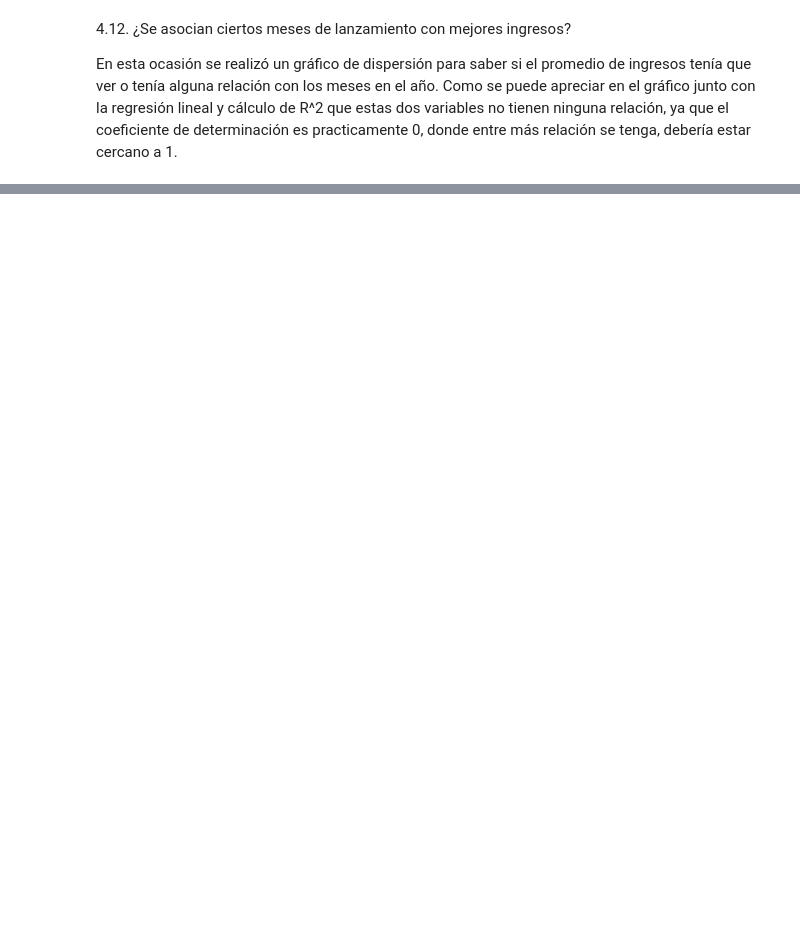
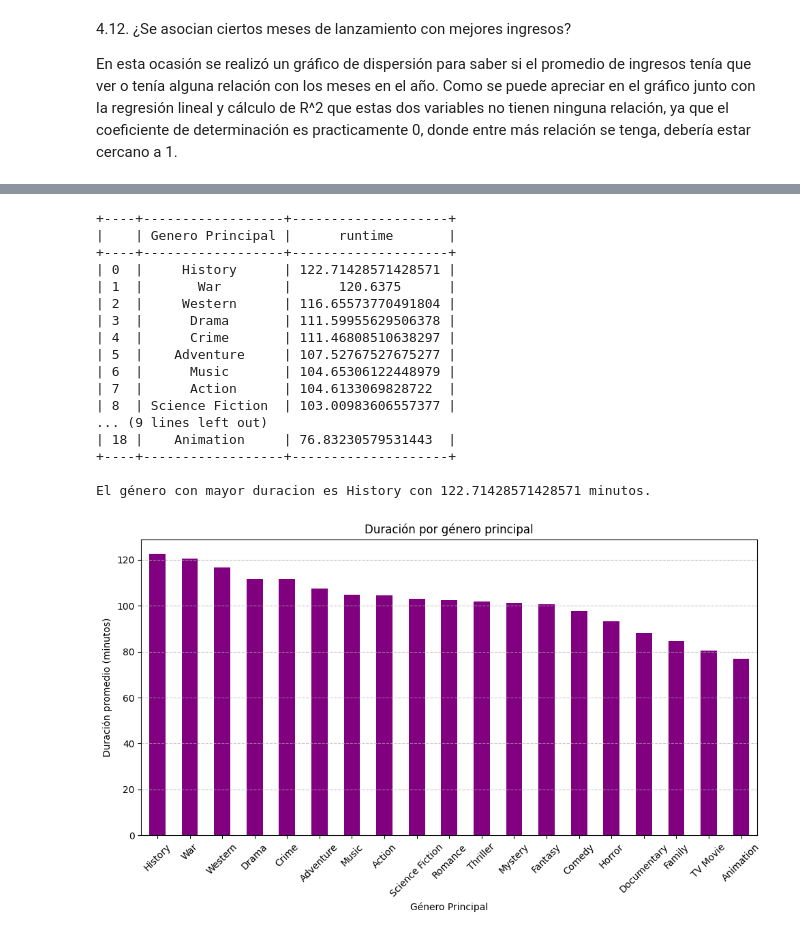
Before and after one commit to Dahernandezsilve/HT1MD, a Jupyter notebook: HT_1_Análisis_Exploratorio.ipynb, the cells around one changed output, grey strips where cells are left out. Cells and saved outputs as stored; diff of their text form; code cells hidden in the pictures; blank space fills up the shorter version.

```diff
--- a/HT_1_Análisis_Exploratorio.ipynb
+++ b/HT_1_Análisis_Exploratorio.ipynb
@@ -244,0 +294,46 @@ plt.show()
+# %%
+#4.15
+dataframe['Genero Principal'] = dataframe['genres'].str.split('|').str[0]
+
+duracionPelicula = dataframe.groupby('Genero Principal')['runtime'].mean()
+
+generoMasLargo = duracionPelicula.idxmax()
+maxLargo = duracionPelicula.max()
+
+duracion = pd.DataFrame(duracionPelicula)
+
+# Ordenar el DataFrame de mayor a menor por ganancias
+duracionOrdenada = duracion.sort_values(by='runtime', ascending=False)
+duracionOrdenada2 = duracionOrdenada.reset_index()
+print(tabulate(duracionOrdenada2, headers='keys', tablefmt='pretty'))
+
+print(f"\nEl género con mayor duracion es {generoMasLargo} con {maxLargo} minutos.")
+
+plt.figure(figsize=(10, 6))
+duracionPelicula.sort_values(ascending=False).plot(kind='bar', color='purple')
+plt.title('Duración por género principal')
+plt.xlabel('Género Principal')
+plt.ylabel('Duración promedio (minutos)')
+plt.xticks(rotation=45)
+plt.grid(axis='y', linestyle='--', alpha=0.7)
+plt.tight_layout()
+plt.show()
+# %% [output]
++----+------------------+--------------------+
+|    | Genero Principal |      runtime       |
++----+------------------+--------------------+
+| 0  |     History      | 122.71428571428571 |
+| 1  |       War        |      120.6375      |
+| 2  |     Western      | 116.65573770491804 |
+| 3  |      Drama       | 111.59955629506378 |
+| 4  |      Crime       | 111.46808510638297 |
+| 5  |    Adventure     | 107.52767527675277 |
+| 6  |      Music       | 104.65306122448979 |
+| 7  |      Action      | 104.6133069828722  |
+| 8  | Science Fiction  | 103.00983606557377 |
+... (9 lines left out)
+| 18 |    Animation     | 76.83230579531443  |
++----+------------------+--------------------+
+
+El género con mayor duracion es History con 122.71428571428571 minutos.
+[figure, added]
```
Also changed, not shown: parts of 7 cells of this notebook.
